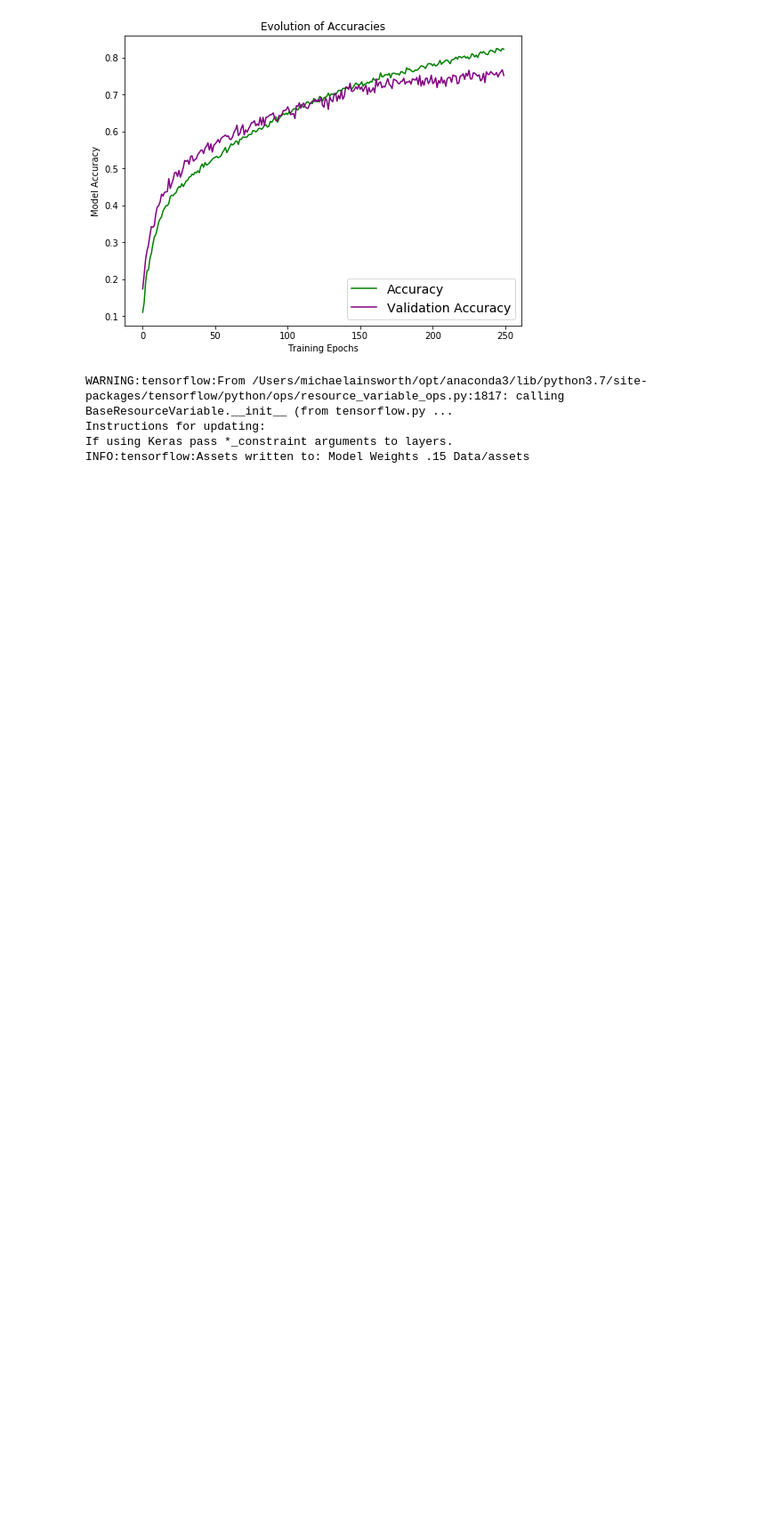
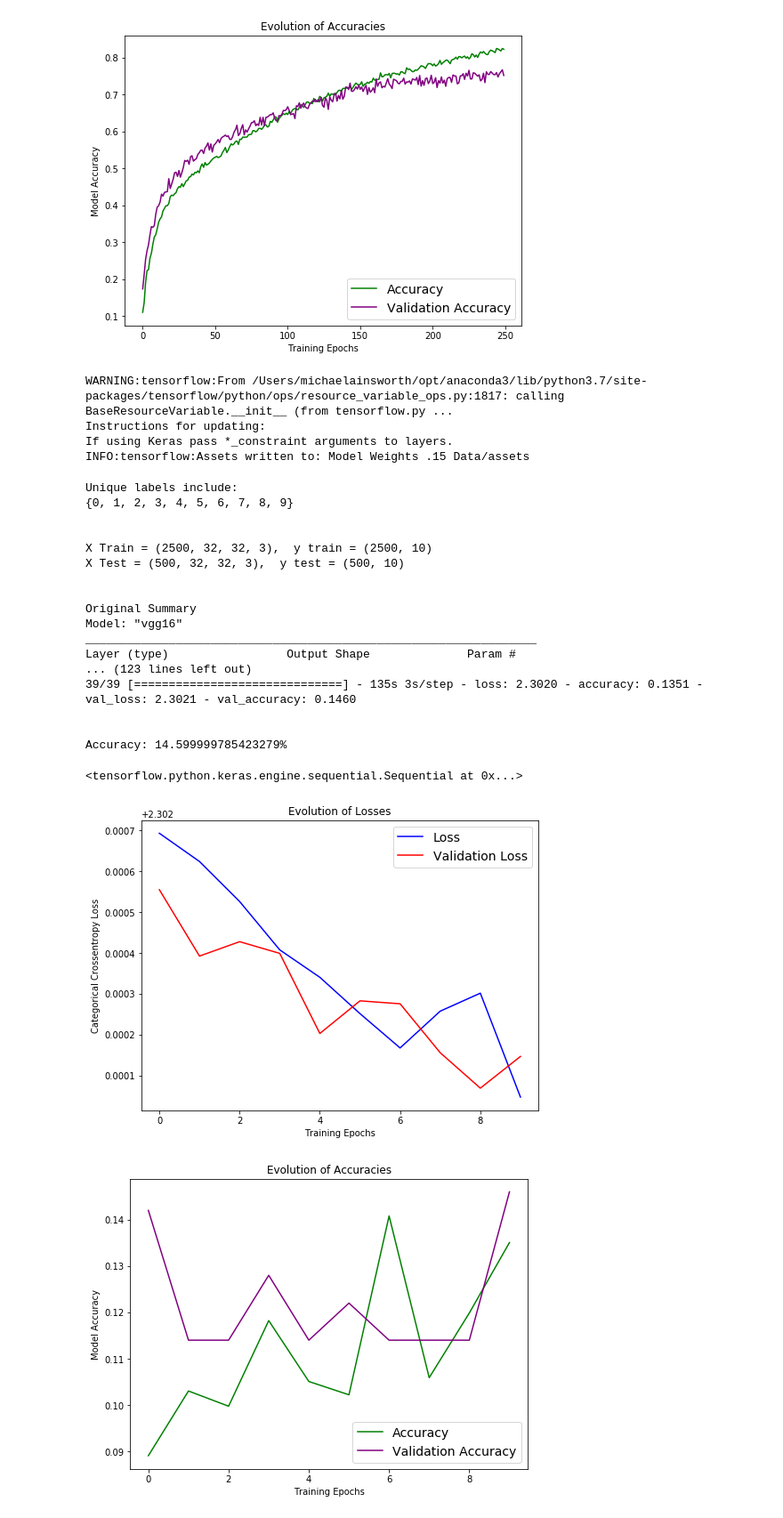
Before and after one commit to Michael-Ainsworth/Tensorflow-Transfer-Learning, a Jupyter notebook: Main.ipynb, the cells around one changed output. Shown: that part at 89% size. Cells and saved outputs as stored; diff of their text form; code cells hidden in the pictures; blank space fills up the shorter version.

Commit message:
Train simple VGG model on CPU and update headers

```diff
--- a/Main.ipynb
+++ b/Main.ipynb
@@ -33,0 +36,25 @@ INFO:tensorflow:Assets written to: Model Weights .15 Data/assets
+# %%
+rVGG = TestingVGG.RunTestingVGG(0.05,8,10,32)
+# %%
+rVGG.run()
+# %% [output]
+Unique labels include:
+{0, 1, 2, 3, 4, 5, 6, 7, 8, 9}
+
+
+X Train = (2500, 32, 32, 3),  y train = (2500, 10)
+X Test = (500, 32, 32, 3),  y test = (500, 10)
+
+
+Original Summary
+Model: "vgg16"
+_________________________________________________________________
+Layer (type)                 Output Shape              Param #
+... (123 lines left out)
+39/39 [==============================] - 135s 3s/step - loss: 2.3020 - accuracy: 0.1351 - val_loss: 2.3021 - val_accuracy: 0.1460
+
+
+Accuracy: 14.599999785423279%
+<tensorflow.python.keras.engine.sequential.Sequential at 0x...>
+[figure, added]
+[figure, added]
```
Also changed, not shown: parts of 1 cell of this notebook, 8 other files.
